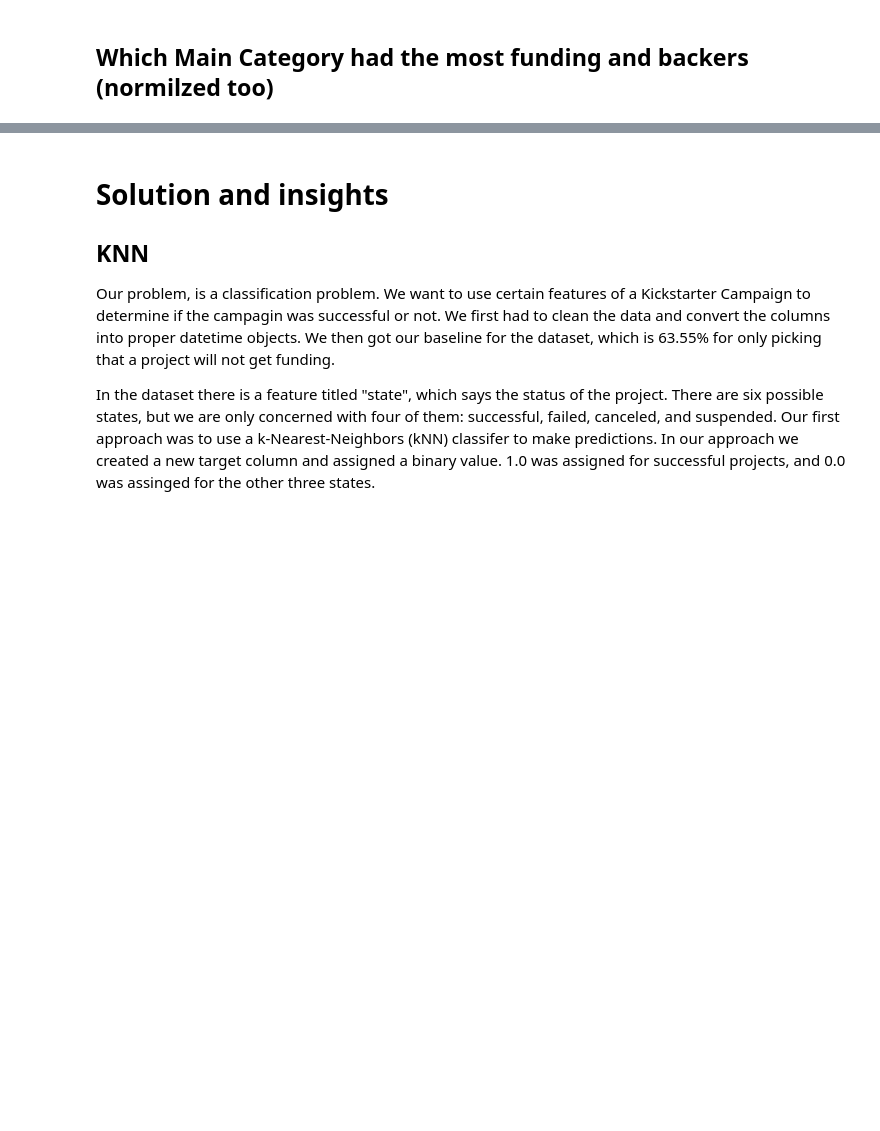
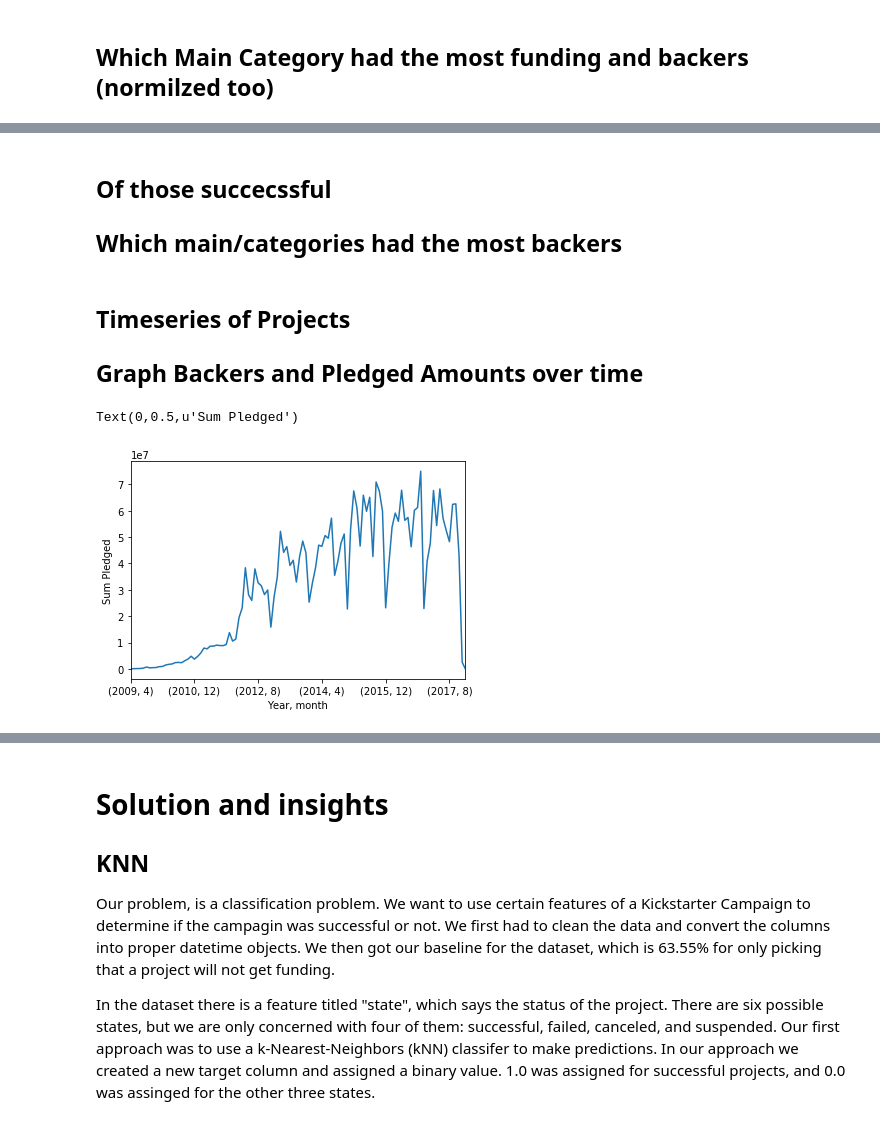
Before and after one commit to TraceTschidaUT/mis373, a Jupyter notebook: Project/Project.ipynb, the cells around one changed output, grey strips where cells are left out. Drawn from its saved outputs; the diff is of its cells as text; code cells hidden in the pictures; blank space fills up the shorter version.

Commit message:
Time series and cat exploration

```diff
--- a/Project/Project.ipynb
+++ b/Project/Project.ipynb
@@ -316,0 +337,3 @@ Name: usd_pledged_real, dtype: float64
+# %% [markdown]
+## Of those succecssful
+## Which main/categories had the most backers
@@ -316,0 +343,22 @@ Name: usd_pledged_real, dtype: float64
+# %% [markdown]
+## Timeseries of Projects
+## Graph Backers and Pledged Amounts over time
+# %%
+# Order the data by the date
+df = df_clean_states.copy()
+df = df.sort_values(by=['launched'])[7:]
+
+def get_year_month(e):
+    '''Takes in an element and returns the yyyy-mm'''
+    d = (e.year, e.month)
+    return d
+
+# Get just the year and month
+df['year_month'] = df['launched'].map(get_year_month)
+
+df.groupby('year_month')['usd_pledged_real'].sum().plot()
+xlabel('Year, month')
+ylabel('Sum Pledged')
+# %% [output]
+Text(0,0.5,u'Sum Pledged')
+[figure, added]
```
Also changed, not shown: parts of 7 cells of this notebook.
